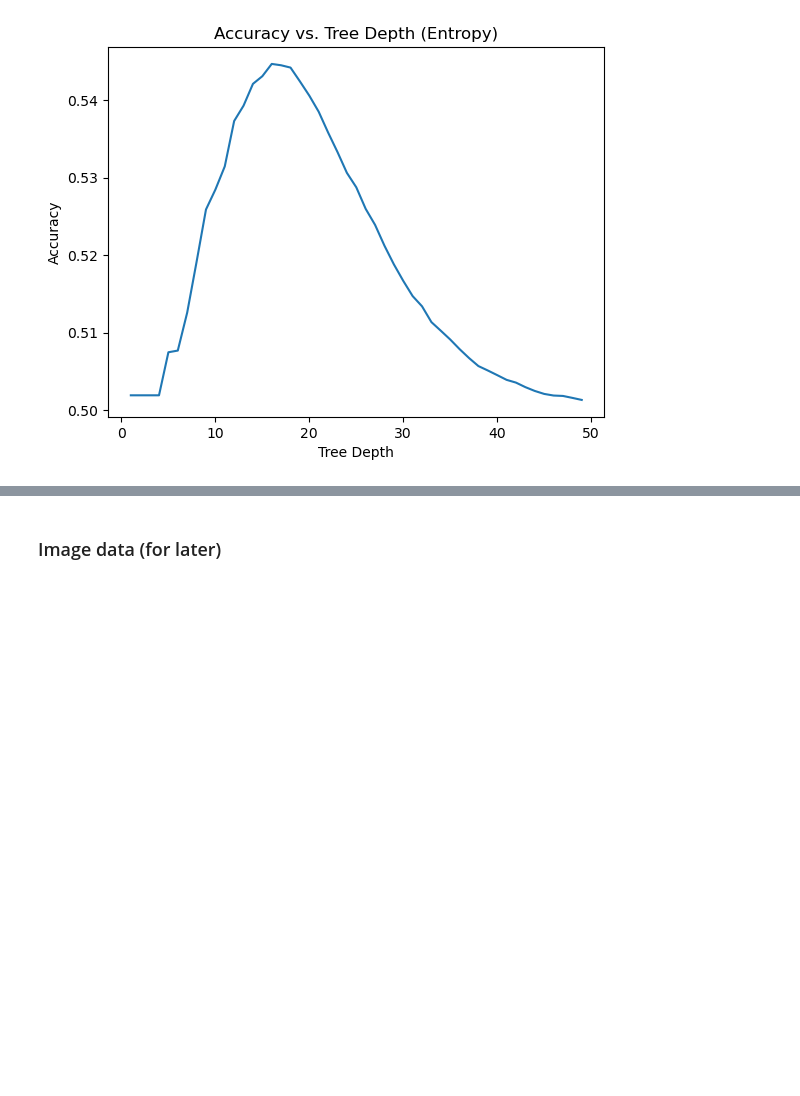
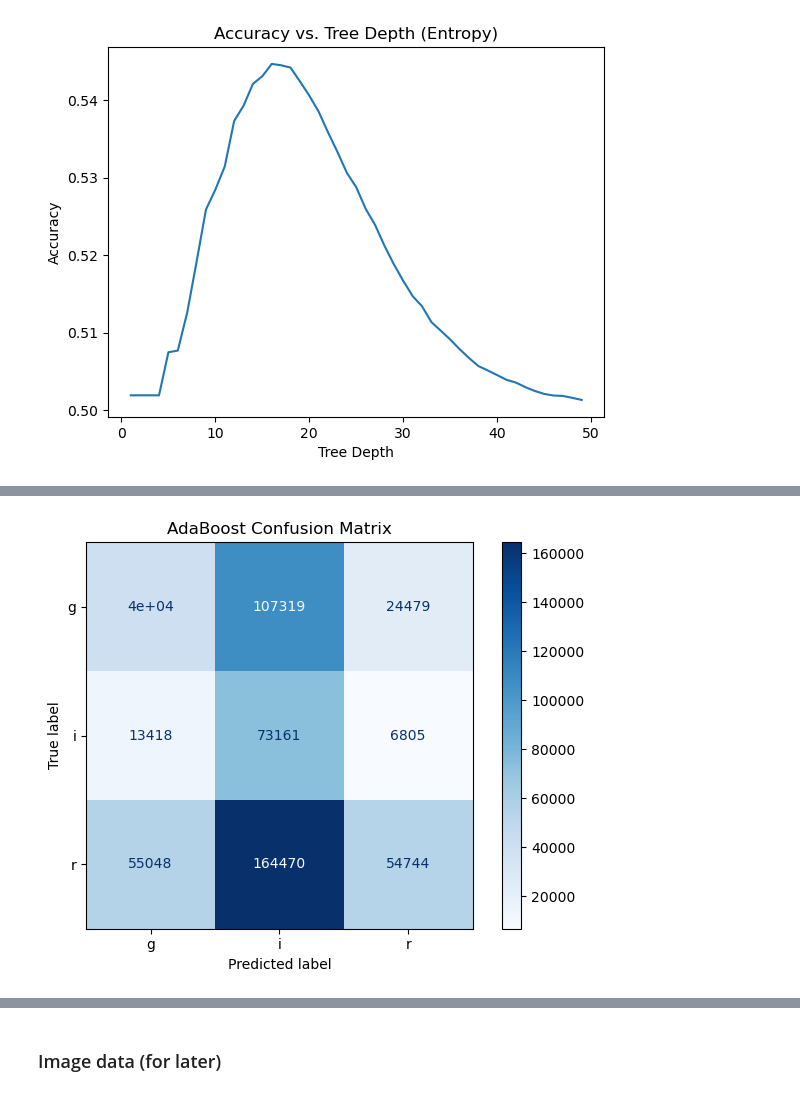
Before and after one commit to drmi7721/transient_clustering, a Jupyter notebook: notebooks/final_project_code.ipynb, the cells around one changed output, grey strips where cells are left out. Drawn from its saved outputs; the diff is of its cells as text; code cells hidden in the pictures; blank space fills up the shorter version.

```diff
--- a/notebooks/final_project_code.ipynb
+++ b/notebooks/final_project_code.ipynb
@@ -677,0 +806,11 @@ plt.savefig('accuracy_depth.png')
+# %%
+#compute and plot the confusion matrix for the AdaBoost classifier
+
+cm = confusion_matrix(y_test, y_pred_ada, labels=ada.classes_)
+cm_plot = ConfusionMatrixDisplay(confusion_matrix=cm, display_labels=ada.classes_) #plot confusion matrix
+cm_plot.plot(cmap='Blues')
+plt.title('AdaBoost Confusion Matrix')
+plt.tight_layout()
+plt.savefig('ada_confusion_matrix.png')
+# %% [output]
+[figure, added]
```
Also changed, not shown: parts of 22 cells of this notebook.
